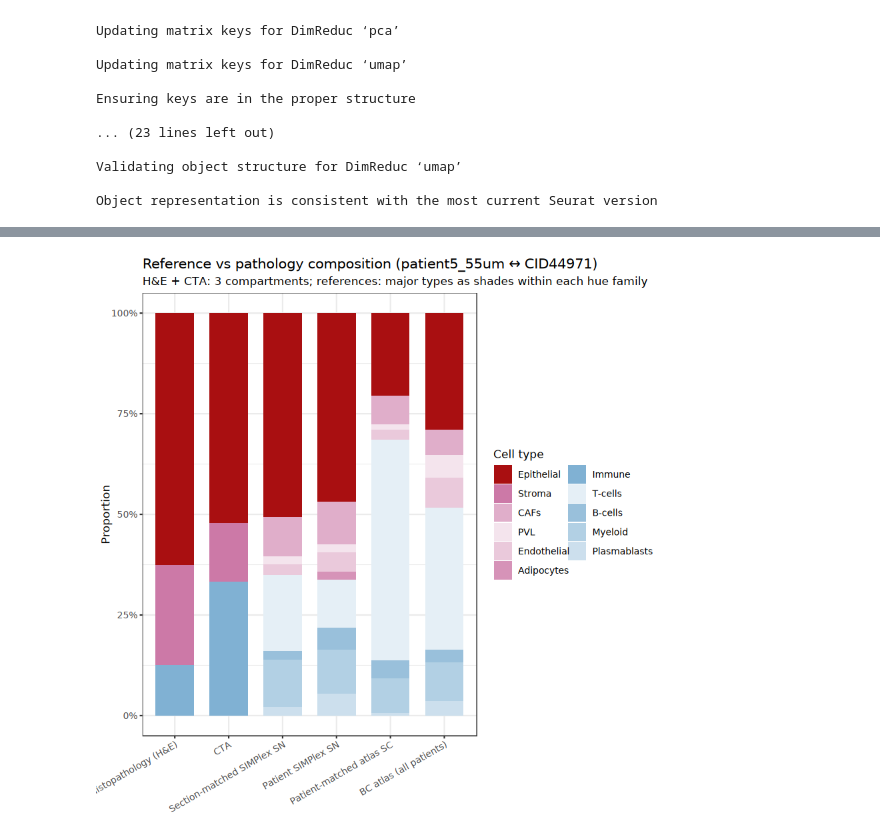
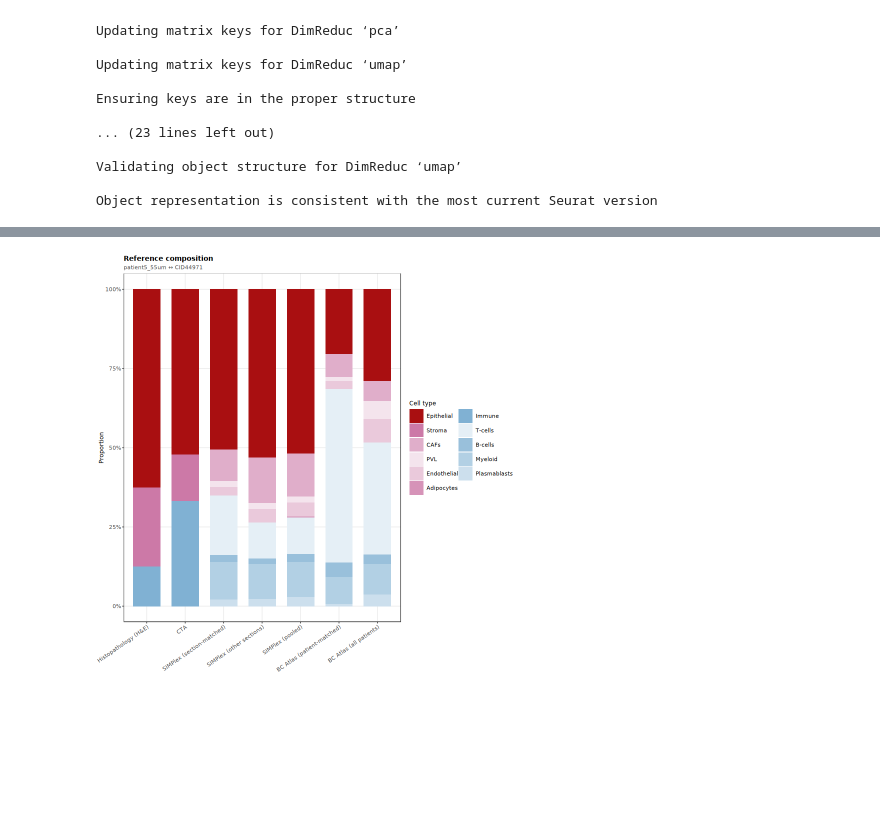
Before and after one commit to spatial-research/SIMPlex_analysis, a Jupyter notebook: scripts/jupyter/breast_cancer/extra_exploration.ipynb, the cells around one changed output, grey strips where cells are left out. Drawn from its saved outputs; the diff is of its cells as text; code cells hidden in the pictures; blank space fills up the shorter version.

Commit message:
Ran BC atlas patient matched analysis (1 patient)

```diff
--- a/scripts/jupyter/breast_cancer/extra_exploration.ipynb
+++ b/scripts/jupyter/breast_cancer/extra_exploration.ipynb
@@ -1402,10 +1394,54 @@ Outputs → `figs/review/sn_vs_sc_deconv/`.
 wd_snsc <- file.path(FIGS_ROOT, "review", "sn_vs_sc_deconv")
 dir.create(wd_snsc, recursive = TRUE, showWarnings = FALSE)
 
+theme_pub <- function(base_size = 7) {
+  theme_bw(base_size = base_size) +
+    theme(
+      plot.title = element_text(size = base_size + 1, face = "bold"),
+      plot.subtitle = element_text(size = base_size - 0.5, colour = "grey30"),
+      axis.title = element_text(size = base_size),
+      axis.text = element_text(size = base_size - 0.5),
+      legend.title = element_text(size = base_size),
+      legend.text = element_text(size = base_size - 0.5),
+      panel.grid.minor = element_blank()
+    )
+}
+
+safe_fname <- function(x) {
+  x <- gsub("[^A-Za-z0-9]+", "_", x)
+  gsub("^_|_$", "", x)
+}
+
 SAMPLE <- "patient5_55um"
 ATLAS_PATIENT <- "CID44971"
+PATIENT <- sub("_.*$", "", SAMPLE)
 
-stopifnot(exists("int.all"), exists("bc_atlas"))
+# Standard cohort labels (used across composition, pseudobulk, and deconvolution plots)
+COHORT <- c(
+  simp_section = "SIMPlex (section-matched)",
+  simp_other = "SIMPlex (other sections)",
+  simp_pooled = "SIMPlex (pooled)",
+  bc_patient = "BC Atlas (patient-matched)",
+  bc_all = "BC Atlas (all patients)"
+)
+COHORT_LEVELS <- unname(COHORT)
+
+if (!exists("rootObj")) {
+  rootObj <- paste0(SN_RDS, "/breast_cancer/cross_patient/")
+}
+if (!exists("int.all")) {
+  message("Loading int.all from ", rootObj, " (large object; may take several minutes)...")
+  int.all <- readRDS(file.path(rootObj, "SIMPlex_breast_allSamples.rds"))
+}
+if (!exists("bc_atlas")) {
+  message("Loading bc_atlas...")
+  bc_atlas <- readRDS(file.path(EXT_REFS, "BC_atlas/miniatlas.rds"))
+  bc_atlas <- UpdateSeuratObject(bc_atlas)
+  bc_atlas$celltype_major <- ifelse(
+    bc_atlas$celltype_major %in% c("Normal Epithelial", "Cancer Epithelial"),
+    "Epithelial", bc_atlas$celltype_major
+  )
+}
 
 if (!"percent.mt" %in% colnames(bc_atlas@meta.data)) {
   bc_atlas[["percent.mt"]] <- PercentageFeatureSet(bc_atlas, pattern = "^MT-")
@@ -1423,10 +1459,28 @@ sc_ident <- "celltype_major"
 
 get_data_mat <- function(obj, assay = "RNA") {
   DefaultAssay(obj) <- assay
+  if (inherits(obj[[assay]], "Assay5")) {
+    obj <- tryCatch(JoinLayers(obj, assay = assay), error = function(e) obj)
+  }
   tryCatch(LayerData(obj, layer = "data"), error = function(e) GetAssayData(obj, slot = "data"))
 }
 
+get_counts_mat <- function(obj, assay = "RNA") {
+  DefaultAssay(obj) <- assay
+  if (inherits(obj[[assay]], "Assay5")) {
+    obj <- tryCatch(JoinLayers(obj, assay = assay), error = function(e) obj)
+  }
+  tryCatch(LayerData(obj, layer = "counts"), error = function(e) GetAssayData(obj, slot = "counts"))
+}
+
 feature_names <- function(obj, assay = "RNA") rownames(obj[[assay]])
+
+# Pseudobulk = per-gene mean log-normalized expression (Seurat `data` layer).
+EXPR_AXIS <- "Mean log-norm expression"
+PB_METHOD <- paste(
+  "Pseudobulk: per-gene mean log-normalized expression",
+  "(Seurat data layer; one point per shared gene)"
+)
 
 pseudobulk <- function(obj, assay = "RNA", cells = NULL) {
   mat <- get_data_mat(obj, assay)
@@ -1439,11 +1493,15 @@ major_order <- c(
   "Endothelial", "PVL", "Plasmablasts", "Adipocytes"
 )
 
-refs <- list(
-  "Section-matched SIMPlex SN" = subset(int.all, subset = sample == SAMPLE),
-  "Patient SIMPlex SN" = subset(int.all, subset = patient_ID == "patient5"),
-  "Patient-matched atlas SC" = subset(bc_atlas, subset = Patient == ATLAS_PATIENT),
-  "BC atlas (all patients)" = bc_atlas
+refs <- setNames(
+  list(
+    subset(int.all, subset = sample == SAMPLE),
+    subset(int.all, subset = patient_ID != PATIENT),
+    int.all,
+    subset(bc_atlas, subset = Patient == ATLAS_PATIENT),
+    bc_atlas
+  ),
+  COHORT_LEVELS
 )
 
 cat("Reference sizes:\n")
@@ -1452,7 +1510,7 @@ print(sapply(refs, ncol))
 # --- 1. Reference composition ---
 comp_df <- bind_rows(lapply(names(refs), function(nm) {
   obj <- refs[[nm]]
-  col <- if (grepl("SC|atlas", nm)) sc_ident else sn_ident
+  col <- if (grepl("BC Atlas", nm)) sc_ident else sn_ident
   tb <- table(obj@meta.data[[col]], useNA = "no")
   tibble(reference = nm, celltype = names(tb), n = as.integer(tb))
 })) %>%
@@ -1639,18 +1697,19 @@ p_comp <- ggplot(comp_df_granular, aes(x = reference, y = prop, fill = celltype)
   ) +
   scale_y_continuous(labels = scales::percent_format()) +
   labs(
-    title = paste0("Reference vs pathology composition (", SAMPLE, " ↔ ", ATLAS_PATIENT, ")"),
-    subtitle = "H&E + CTA: 3 compartments; references: major types as shades within each hue family",
+    title = "Reference composition",
+    subtitle = paste0(SAMPLE, " ↔ ", ATLAS_PATIENT),
     x = NULL, y = "Proportion"
   ) +
-  theme_bw(base_size = 10) +
-  theme(axis.text.x = element_text(angle = 30, hjust = 1))
+  theme_pub() +
+  theme(axis.text.x = element_text(angle = 35, hjust = 1))
 
 ggsave(
   file.path(wd_snsc, "reference_composition.pdf"),
   p_comp,
-  width = max(9, 1.6 * length(unique(comp_df_granular$reference))),
-  height = 5.5
+  width = max(5.5, 0.85 * length(unique(comp_df_granular$reference))),
+  height = 3,
+  units = "in"
 )
 print(p_comp)
 
@@ -1689,2 +1783,2 @@ Pathology annotation proportions (granular):
-[figure, old version]
+[figure, new version]
 # %%
```
Also changed, not shown: parts of 6 cells of this notebook.
